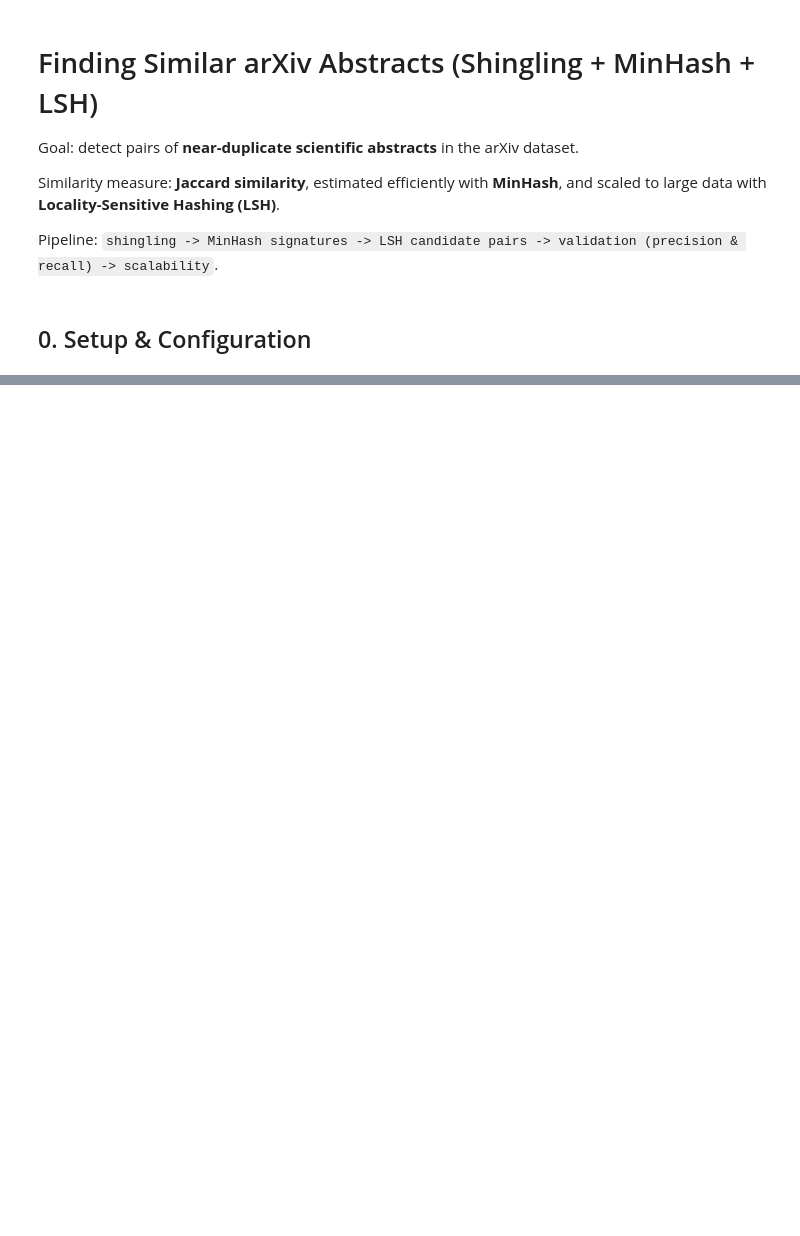
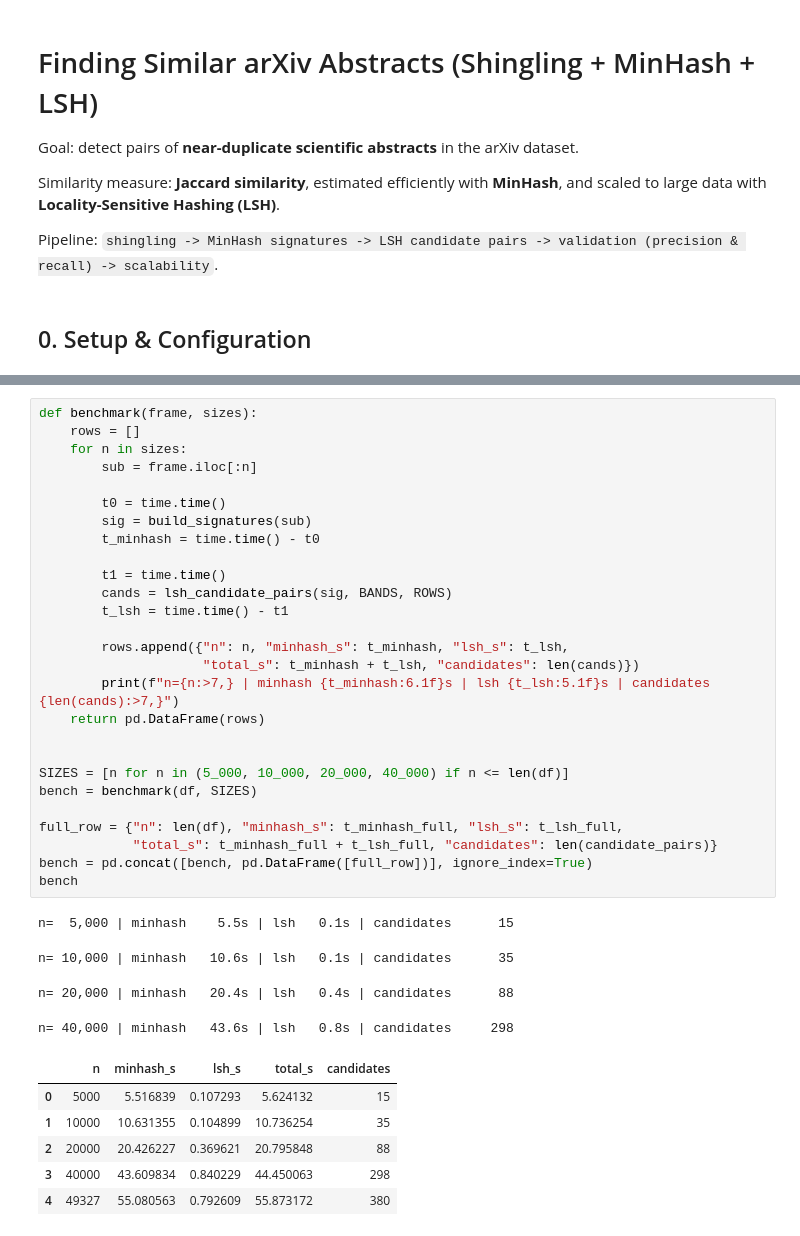
Before and after one commit to FraSeb6/Similarity_Ish_Abstract, a Jupyter notebook: code.ipynb, the cells around one changed output, grey strips where cells are left out. Saved outputs shown, nothing was run; the diff lists cells and outputs as text; blank space fills up the shorter version.

```diff
--- a/code.ipynb
+++ b/code.ipynb
@@ -511,3 +414,41 @@ n= 40,000 | minhash   43.7s | lsh   0.6s | candidates     298
+# %%
+def benchmark(frame, sizes):
+    rows = []
+    for n in sizes:
+        sub = frame.iloc[:n]
+
+        t0 = time.time()
+        sig = build_signatures(sub)
+        t_minhash = time.time() - t0
+
+        t1 = time.time()
+        cands = lsh_candidate_pairs(sig, BANDS, ROWS)
+        t_lsh = time.time() - t1
+
+        rows.append({"n": n, "minhash_s": t_minhash, "lsh_s": t_lsh,
+                     "total_s": t_minhash + t_lsh, "candidates": len(cands)})
+        print(f"n={n:>7,} | minhash {t_minhash:6.1f}s | lsh {t_lsh:5.1f}s | candidates {len(cands):>7,}")
+    return pd.DataFrame(rows)
+
+
+SIZES = [n for n in (5_000, 10_000, 20_000, 40_000) if n <= len(df)]
+bench = benchmark(df, SIZES)
+
+full_row = {"n": len(df), "minhash_s": t_minhash_full, "lsh_s": t_lsh_full,
+            "total_s": t_minhash_full + t_lsh_full, "candidates": len(candidate_pairs)}
+bench = pd.concat([bench, pd.DataFrame([full_row])], ignore_index=True)
+bench
+# %% [output]
+n=  5,000 | minhash    5.5s | lsh   0.1s | candidates      15
+n= 10,000 | minhash   10.6s | lsh   0.1s | candidates      35
+n= 20,000 | minhash   20.4s | lsh   0.4s | candidates      88
+n= 40,000 | minhash   43.6s | lsh   0.8s | candidates     298
+|  | n | minhash_s | lsh_s | total_s | candidates |
+| 0 | 5000 | 5.516839 | 0.107293 | 5.624132 | 15 |
+| 1 | 10000 | 10.631355 | 0.104899 | 10.736254 | 35 |
+| 2 | 20000 | 20.426227 | 0.369621 | 20.795848 | 88 |
+| 3 | 40000 | 43.609834 | 0.840229 | 44.450063 | 298 |
+| 4 | 49327 | 55.080563 | 0.792609 | 55.873172 | 380 |
 # %%
 plt.figure(figsize=(8, 5))
 plt.plot(bench["n"], bench["minhash_s"], "o-", label="MinHash")
```
Also changed, not shown: parts of 60 cells of this notebook, 3 other files.
